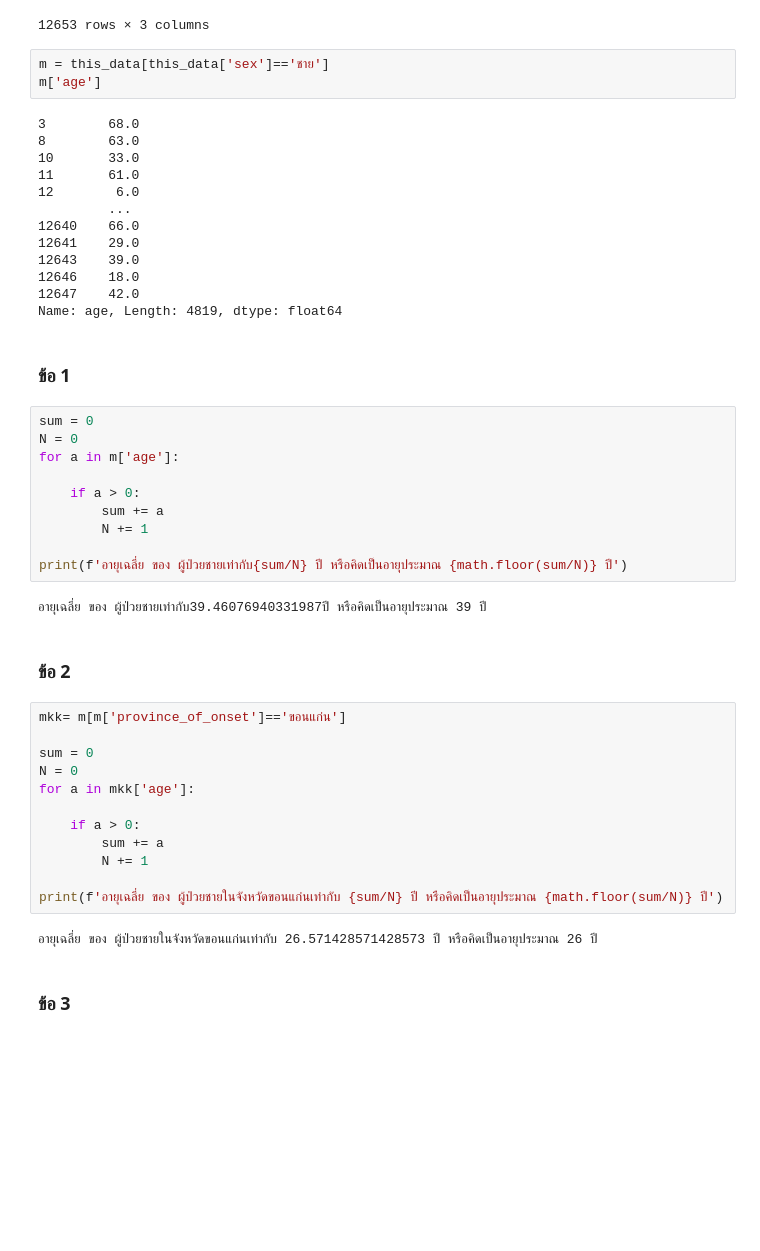
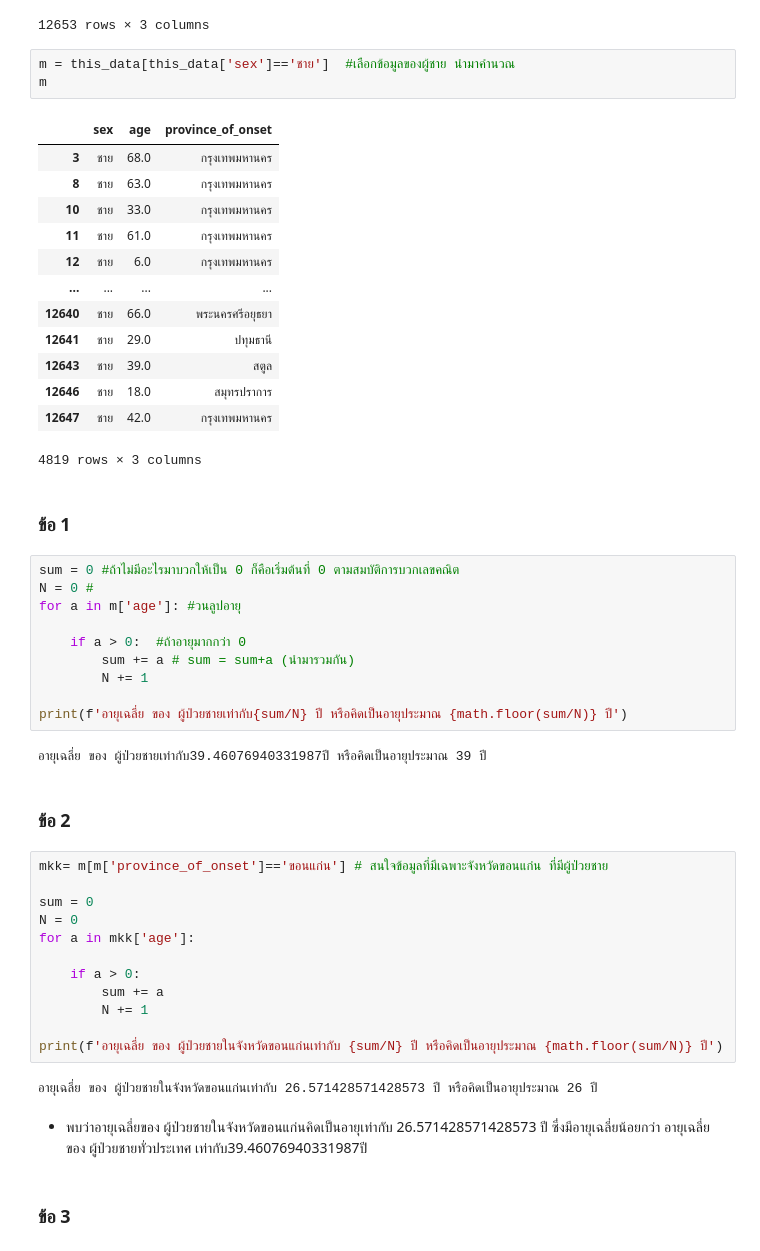
Before and after one commit to team0243/data_viz_2022, a Jupyter notebook: Pandas101.ipynb, the cells around one changed output. Saved outputs shown, nothing was run; the diff lists cells and outputs as text; blank space fills up the shorter version.

```diff
--- a/Pandas101.ipynb
+++ b/Pandas101.ipynb
@@ -249,30 +249,31 @@ this_data
 | 12652 | หญิง | 22.0 | ตาก |
 12653 rows × 3 columns
 # %%
-m = this_data[this_data['sex']=='ชาย']
-m['age']
+m = this_data[this_data['sex']=='ชาย']  #เลือกข้อมูลของผู้ชาย นำมาคำนวณ
+m
 # %% [output]
+|  | sex | age | province_of_onset |
+| 3 | ชาย | 68.0 | กรุงเทพมหานคร |
+| 8 | ชาย | 63.0 | กรุงเทพมหานคร |
+| 10 | ชาย | 33.0 | กรุงเทพมหานคร |
+| 11 | ชาย | 61.0 | กรุงเทพมหานคร |
+| 12 | ชาย | 6.0 | กรุงเทพมหานคร |
+| ... | ... | ... | ... |
+| 12640 | ชาย | 66.0 | พระนครศรีอยุธยา |
+| 12641 | ชาย | 29.0 | ปทุมธานี |
+| 12643 | ชาย | 39.0 | สตูล |
+| 12646 | ชาย | 18.0 | สมุทรปราการ |
+| 12647 | ชาย | 42.0 | กรุงเทพมหานคร |
-3        68.0
-8        63.0
-10       33.0
-11       61.0
-12        6.0
-         ...
-12640    66.0
-12641    29.0
-12643    39.0
-12646    18.0
-12647    42.0
-Name: age, Length: 4819, dtype: float64
+4819 rows × 3 columns
 # %% [markdown]
 ### ข้อ 1
 # %%
-sum = 0
-N = 0
-for a in m['age']:
+sum = 0 #ถ้าไม่มีอะไรมาบวกให้เป็น 0 ก็คือเริ่มต้นที่ 0 ตามสมบัติการบวกเลขคณิต
+N = 0 #
+for a in m['age']: #วนลูปอายุ
 
-    if a > 0:
-        sum += a
+    if a > 0:  #ถ้าอายุมากกว่า 0
+        sum += a # sum = sum+a (นำมารวมกัน)
         N += 1
 
 print(f'อายุเฉลี่ย ของ ผู้ป่วยชายเท่ากับ{sum/N} ปี หรือคิดเป็นอายุประมาณ {math.floor(sum/N)} ปี')
@@ -281,7 +282,7 @@ print(f'อายุเฉลี่ย ของ ผู้ป่วยชาย
 # %% [markdown]
 ### ข้อ 2
 # %%
-mkk= m[m['province_of_onset']=='ขอนแก่น']
+mkk= m[m['province_of_onset']=='ขอนแก่น'] # สนใจข้อมูลที่มีเฉพาะจังหวัดขอนแก่น ที่มีผู้ป่วยชาย
 
 sum = 0
 N = 0
@@ -294,6 +295,8 @@ for a in mkk['age']:
 print(f'อายุเฉลี่ย ของ ผู้ป่วยชายในจังหวัดขอนแก่นเท่ากับ {sum/N} ปี หรือคิดเป็นอายุประมาณ {math.floor(sum/N)} ปี')
 # %% [output]
 อายุเฉลี่ย ของ ผู้ป่วยชายในจังหวัดขอนแก่นเท่ากับ 26.571428571428573 ปี หรือคิดเป็นอายุประมาณ 26 ปี
+# %% [markdown]
+*  พบว่าอายุเฉลี่ยของ ผู้ป่วยชายในจังหวัดขอนแก่นคิดเป็นอายุเท่ากับ 26.571428571428573 ปี ซึ่งมีอายุเฉลี่ยน้อยกว่า อายุเฉลี่ย ของ ผู้ป่วยชายทั่วประเทศ เท่ากับ39.46076940331987ปี
 # %% [markdown]
 ### ข้อ 3
 # %%
```
Also changed, not shown: parts of 1 cell of this notebook.
